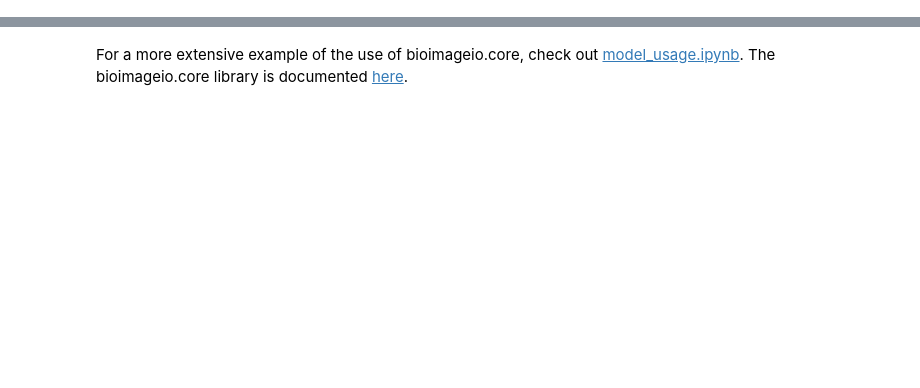
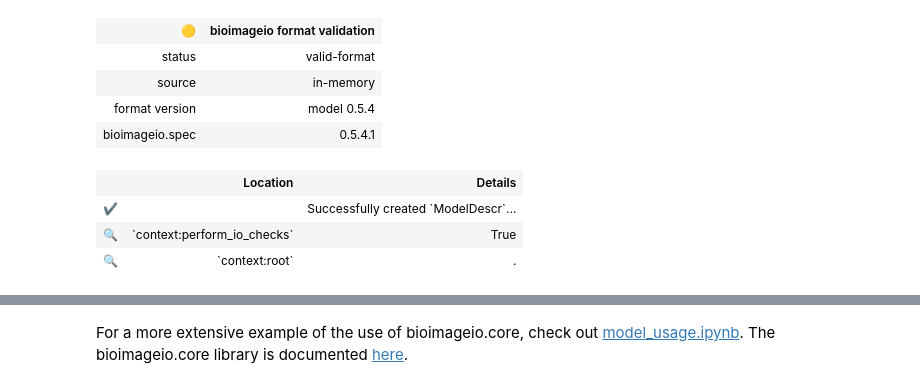
Before and after one commit to bioimage-io/spec-bioimage-io, a Jupyter notebook: example/load_model_and_create_your_own.ipynb, the cells around one changed output, grey strips where cells are left out. Drawn from its saved outputs; the diff is of its cells as text; code cells hidden in the pictures; blank space fills up the shorter version.

```diff
--- a/example/load_model_and_create_your_own.ipynb
+++ b/example/load_model_and_create_your_own.ipynb
@@ -485,0 +490,23 @@ summary.display()
+# %%
+from bioimageio.spec.model.v0_5 import (
+    Author,
+    CiteEntry,
+    Doi,
+    HttpUrl,
+    LicenseId,
+)
+my_model_name = "My cool Model"
+my_model_description="A test model for demonstration purposes only"
+my_model_authors=[
+    Author(name="me", affiliation="my institute", github_user="bioimageiobot")
+]  # change github_user to your GitHub account name
+my_model_citations=[
+    CiteEntry(text="for model training see my paper", doi=Doi("10.1234something"))
+]
+my_model_license=LicenseId("MIT")
+my_model_documentation=HttpUrl(
+    "https://uk1s3.embassy.ebi.ac.uk/public-datasets/bioimage.io/affable-shark/1.2/files/documentation.md"
+)
+my_model_git_repo=HttpUrl(
+    "https://github.com/constantinpape/torch-em"
+)
@@ -485,0 +563,12 @@ summary.display()
+# %%
+my_model.validation_summary.display()
+# %% [output]
+| 🟡 | bioimageio format validation |
+| status | valid-format |
+| source | in-memory |
+| format version | model 0.5.4 |
+| bioimageio.spec | 0.5.4.1 |
+|  | Location | Details |
+| ✔️ |  | Successfully created `ModelDescr`... |
+| 🔍 | `context:perform_io_checks` | True |
+| 🔍 | `context:root` | . |
```
Also changed, not shown: parts of 89 cells of this notebook.
